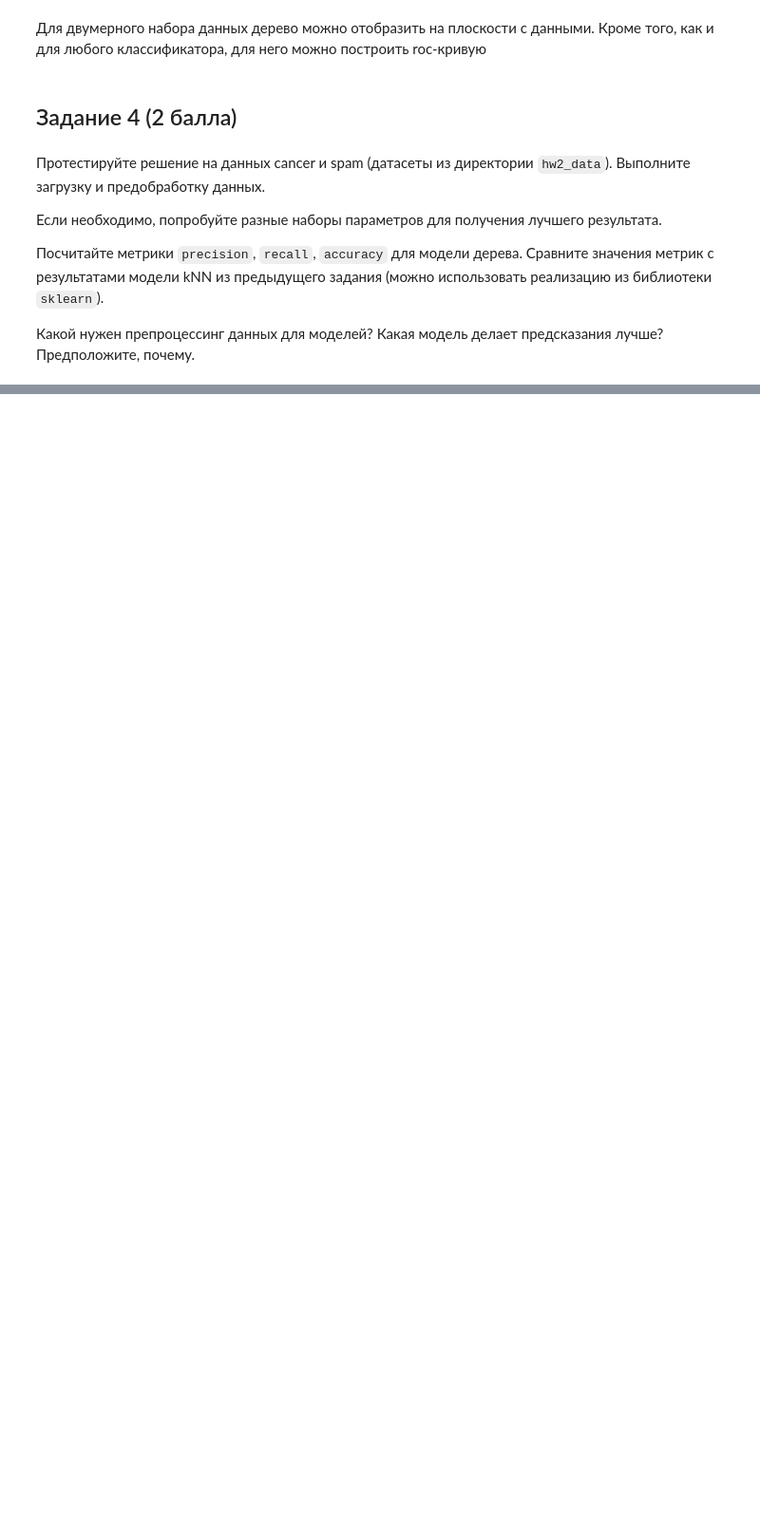
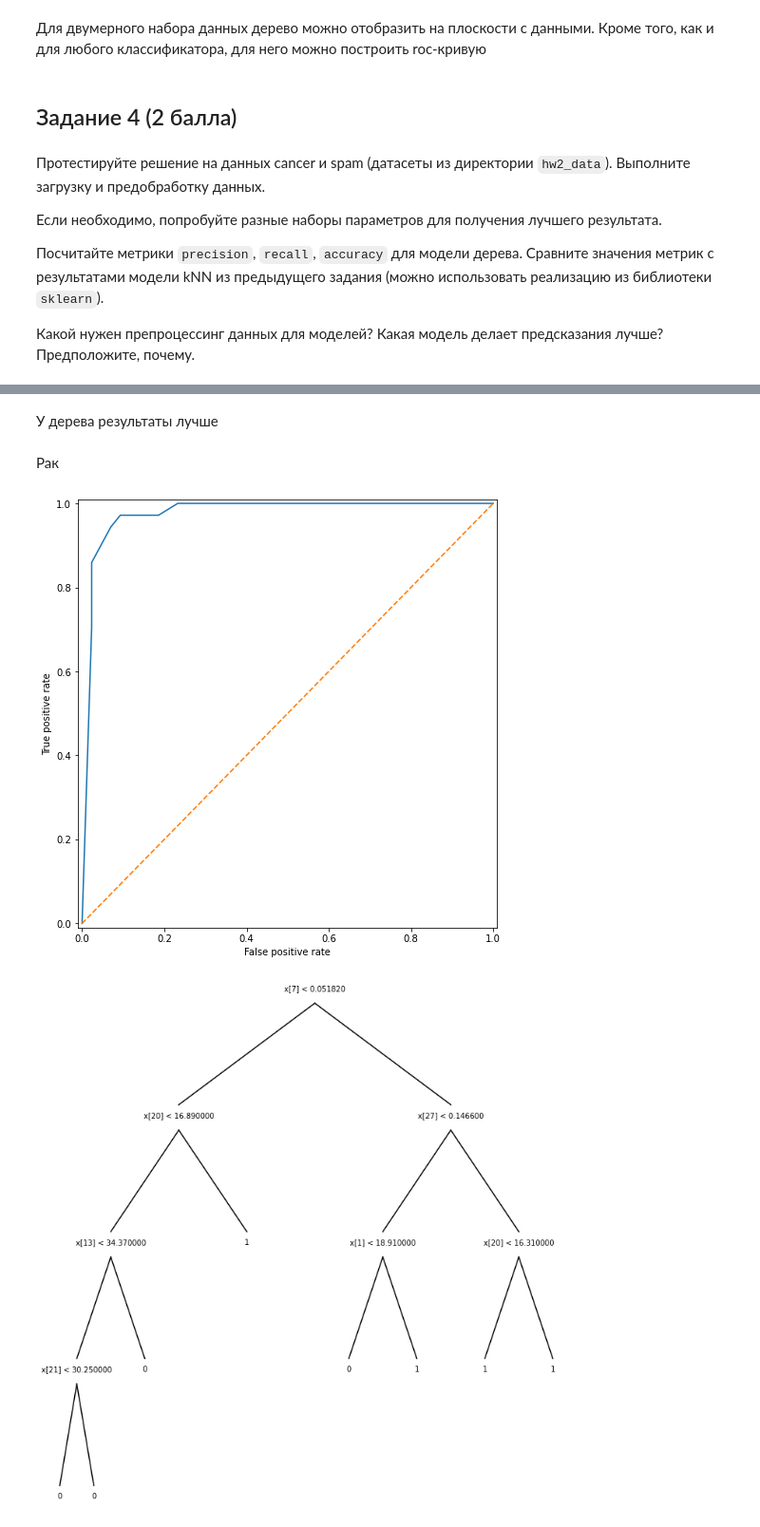
Before and after one commit to NikKonst/ib_ml_hw1, a Jupyter notebook: HW3_Trees.ipynb, the cells around one changed output, grey strips where cells are left out. Shown at 95% size. Saved outputs shown, nothing was run; the diff lists cells and outputs as text; code cells hidden in the pictures; blank space fills up the shorter version.

```diff
--- a/HW3_Trees.ipynb
+++ b/HW3_Trees.ipynb
@@ -306,0 +364,18 @@ draw_tree(tree)
+# %% [markdown]
+У дерева результаты лучше
+# %% [markdown]
+Рак
+# %%
+cancer = pd.read_csv('hw2_data/cancer.csv')
+X = cancer.drop(columns='label').to_numpy()
+y = (cancer['label'].to_numpy() == 'M').astype(int)
+# %%
+X_train, X_test, y_train, y_test = train_test_split(X, y, test_size=0.2, random_state=42)
+tree = DecisionTreeClassifier(max_depth=5, min_samples_leaf=15)
+tree.fit(X_train, y_train)
+plot_roc_curve(y_test, tree.predict_proba(X_test))
+draw_tree(tree)
+y_pred_tree = tree.predict(X_test)
+# %% [output]
+[figure, added]
+[figure, added]
```
Also changed, not shown: parts of 15 cells of this notebook.
